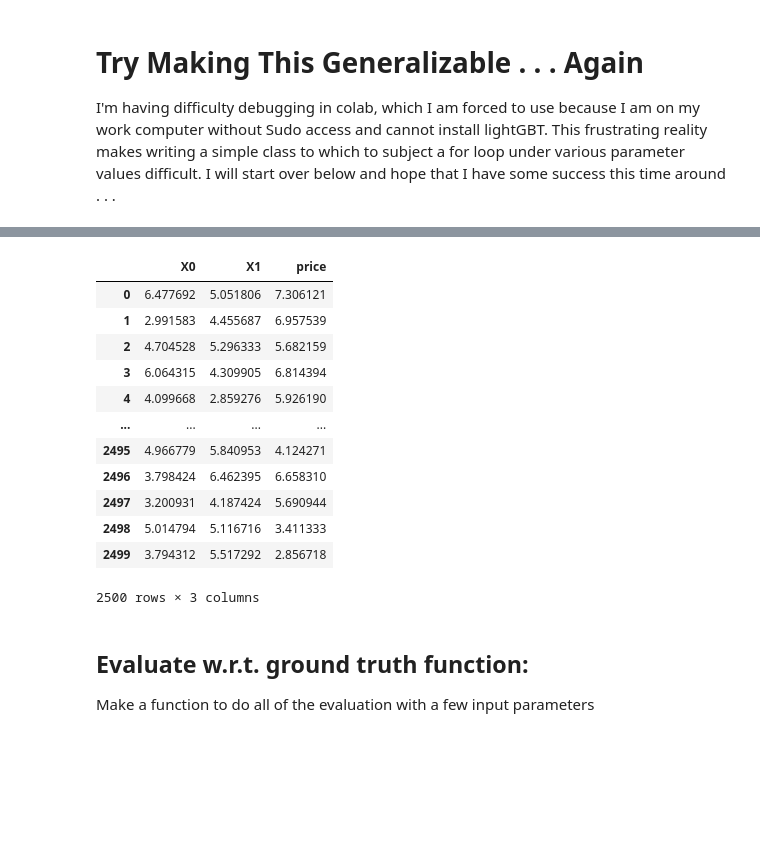
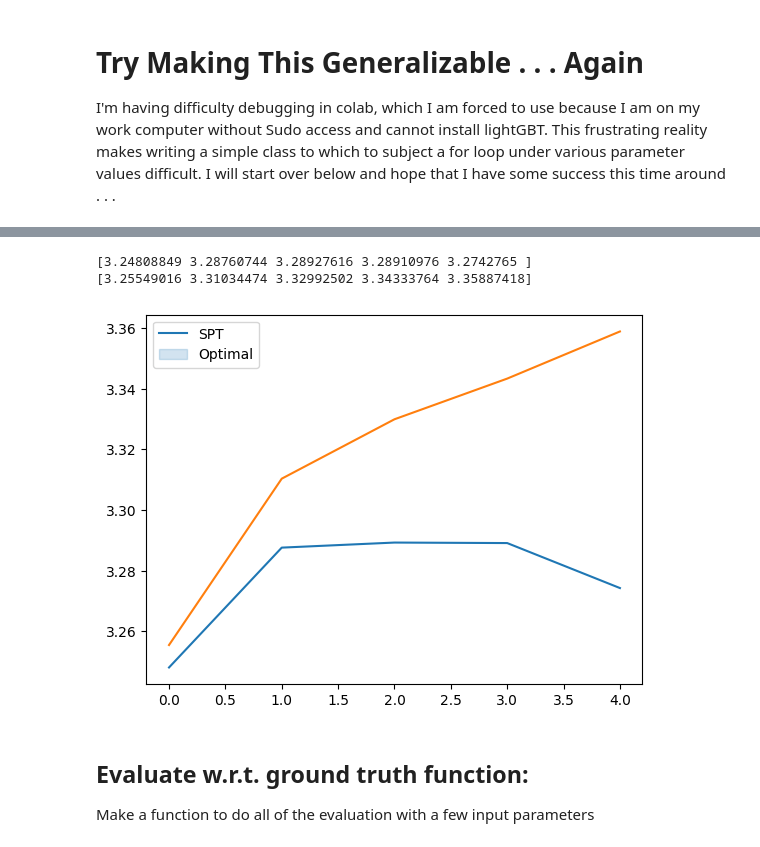
Before and after one commit to lentin26/Student-Prescription-Tree, a Jupyter notebook: lightGBM.ipynb, the cells around one changed output, grey strips where cells are left out. Saved outputs shown, nothing was run; the diff lists cells and outputs as text; code cells hidden in the pictures; blank space fills up the shorter version.

```diff
--- a/lightGBM.ipynb
+++ b/lightGBM.ipynb
@@ -1242,6 +1242,7 @@ Yes
 # %% [markdown]
 # Student Prescription Tree
 # %%
+from math import e
 class StudentPrescriptionTree():
   def __init__(self, teacher_model, max_depth):
     self.teacher_model = teacher_model
@@ -1503,10 +1504,19 @@ class StudentPrescriptionTree():
       if node['depth'] == depth:
         nodes.append(node)
       else:
-        go_down(node['left_child'])
-        go_down(node['right_child'])
+        if node['left_child']['datapoints'] is None:
+          nodes.append(node)
+        else:
+          go_down(node['left_child'])
+        if node['right_child']['datapoints'] is None:
+          nodes.append(node)
+        else:
+          go_down(node['right_child'])
 
     # recursively go down
     go_down(self.root_node)
 
     return nodes
+# %%
+tree = StudentPrescriptionTree(teacher_model=model, max_depth=5)
+tree.fit(X_train.drop('optimal_price', axis=1))
@@ -1778,16 +1811,0 @@ for depth in depths:
-# %%
-X
-# %% [output]
-|  | X0 | X1 | price |
-| 0 | 6.477692 | 5.051806 | 7.306121 |
-| 1 | 2.991583 | 4.455687 | 6.957539 |
-| 2 | 4.704528 | 5.296333 | 5.682159 |
-| 3 | 6.064315 | 4.309905 | 6.814394 |
-| 4 | 4.099668 | 2.859276 | 5.926190 |
-| ... | ... | ... | ... |
-| 2495 | 4.966779 | 5.840953 | 4.124271 |
-| 2496 | 3.798424 | 6.462395 | 6.658310 |
-| 2497 | 3.200931 | 4.187424 | 5.690944 |
-| 2498 | 5.014794 | 5.116716 | 3.411333 |
-| 2499 | 3.794312 | 5.517292 | 2.856718 |
-2500 rows × 3 columns
@@ -1794,3 +1852,17 @@ X
+# %%
+# plot results
+sns.lineplot(data=np.array(spt_results).mean(axis=0))
+sns.lineplot(data=np.array(opt_results).mean(axis=0))
+
+print(np.array(spt_results).mean(axis=0))
+print(np.array(opt_results).mean(axis=0))
+
+plt.legend(['SPT', 'Optimal'])
+plt.show()
+# %% [output]
+[3.24808849 3.28760744 3.28927616 3.28910976 3.2742765 ]
+[3.25549016 3.31034474 3.32992502 3.34333764 3.35887418]
+[figure, added]
 # %% [markdown]
 ## Evaluate w.r.t. ground truth function:
 Make a function to do all of the evaluation with a few input parameters
```
Also changed, not shown: parts of 4 cells of this notebook.
